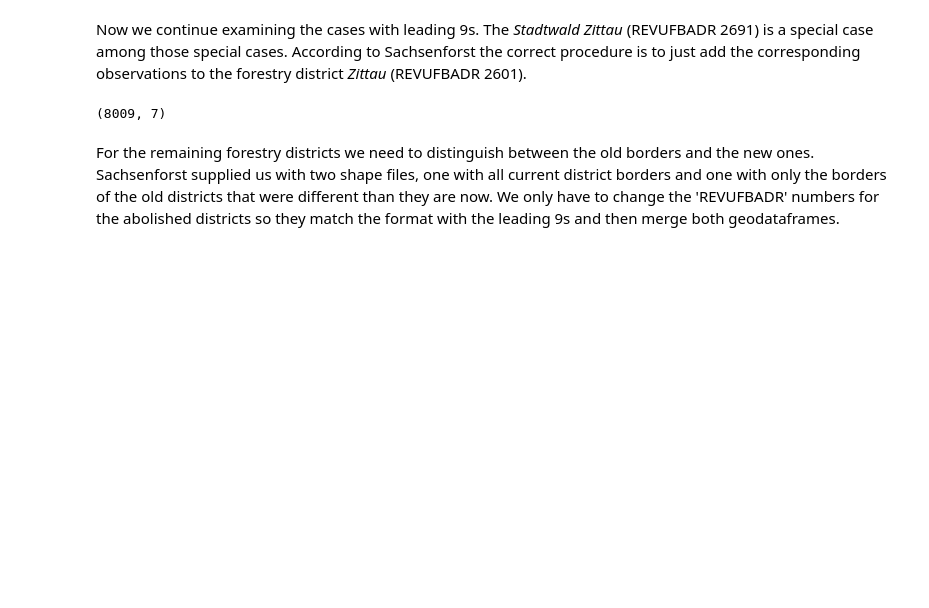
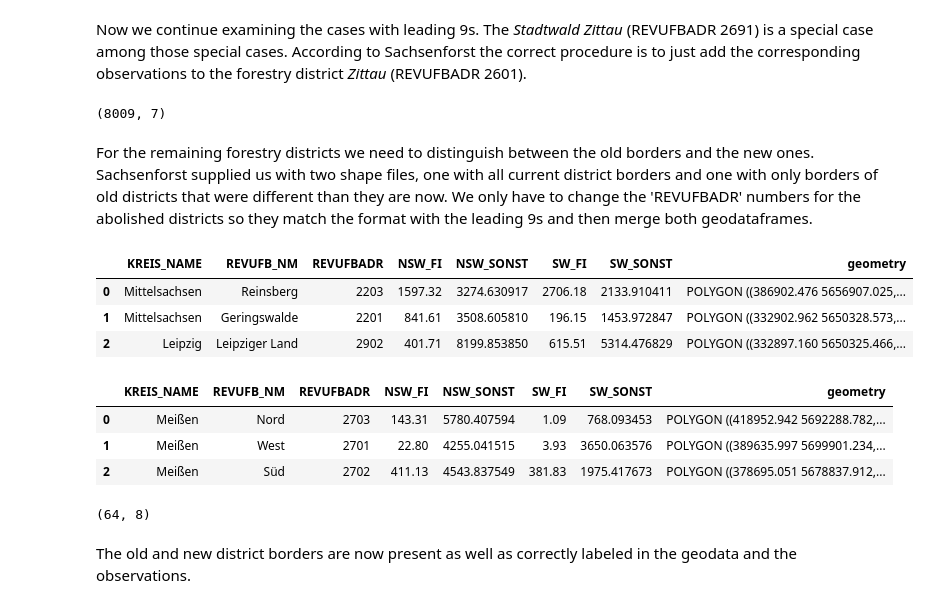
Before and after one commit to ho-ya/Bark_Beetle_Sachsenforst, a Jupyter notebook: Data_Aggregation.ipynb, the cells around one changed output. Saved outputs shown, nothing was run; the diff lists cells and outputs as text; code cells hidden in the pictures; blank space fills up the shorter version.

```diff
--- a/Data_Aggregation.ipynb
+++ b/Data_Aggregation.ipynb
@@ -85,4 +88,23 @@ infestation_history.shape
 # %% [output]
 (8009, 7)
 # %% [markdown]
-For the remaining forestry districts we need to distinguish between the old borders and the new ones. Sachsenforst supplied us with two shape files, one with all current district borders and one with only the borders of the old districts that were different than they are now. We only have to change the 'REVUFBADR' numbers for the abolished districts so they match the format with the leading 9s and then merge both geodataframes.
+For the remaining forestry districts we need to distinguish between the old borders and the new ones. Sachsenforst supplied us with two shape files, one with all current district borders and one with only borders of old districts that were different than they are now. We only have to change the 'REVUFBADR' numbers for the abolished districts so they match the format with the leading 9s and then merge both geodataframes.
+# %%
+# load in the first shape file as a geopandas geodataframe
+districts_new = gpd.read_file(r'data_raw/shape/ufb_rev_wald_teil.shp', encoding='utf-8')
+districts_new.head(3)
+# %% [output]
+|  | KREIS_NAME | REVUFB_NM | REVUFBADR | NSW_FI | NSW_SONST | SW_FI | SW_SONST | geometry |
+| 0 | Mittelsachsen | Reinsberg | 2203 | 1597.32 | 3274.630917 | 2706.18 | 2133.910411 | POLYGON ((386902.476 5656907.025,... |
+| 1 | Mittelsachsen | Geringswalde | 2201 | 841.61 | 3508.605810 | 196.15 | 1453.972847 | POLYGON ((332902.962 5650328.573,... |
+| 2 | Leipzig | Leipziger Land | 2902 | 401.71 | 8199.853850 | 615.51 | 5314.476829 | POLYGON ((332897.160 5650325.466,... |
+# %%
+# load in the second shape file as a geopandas geodataframe
+districts_old = gpd.read_file(r'data_raw/shape/ufb_rev_vorUmstrukturierungen.shp', encoding='utf-8')
+
+districts_old.head(3)
+# %% [output]
+|  | KREIS_NAME | REVUFB_NM | REVUFBADR | NSW_FI | NSW_SONST | SW_FI | SW_SONST | geometry |
+| 0 | Meißen | Nord | 2703 | 143.31 | 5780.407594 | 1.09 | 768.093453 | POLYGON ((418952.942 5692288.782,... |
+| 1 | Meißen | West | 2701 | 22.80 | 4255.041515 | 3.93 | 3650.063576 | POLYGON ((389635.997 5699901.234,... |
+| 2 | Meißen | Süd | 2702 | 411.13 | 4543.837549 | 381.83 | 1975.417673 | POLYGON ((378695.051 5678837.912,... |
@@ -88,0 +114,13 @@ For the remaining forestry districts we need to distinguish between the old bord
+# %%
+# change 'REVUFBADR' of districts_new to type int
+districts_new['REVUFBADR'] = districts_new['REVUFBADR'].astype(int)
+
+# merge the geodataframes
+districts = pd.merge(districts_new, districts_old, how ='outer')
+
+# shape should be 64x8 now
+districts.shape
+# %% [output]
+(64, 8)
+# %% [markdown]
+The old and new district borders are now present as well as correctly labeled in the geodata and the observations.
```
Also changed, not shown: parts of 6 cells of this notebook.
